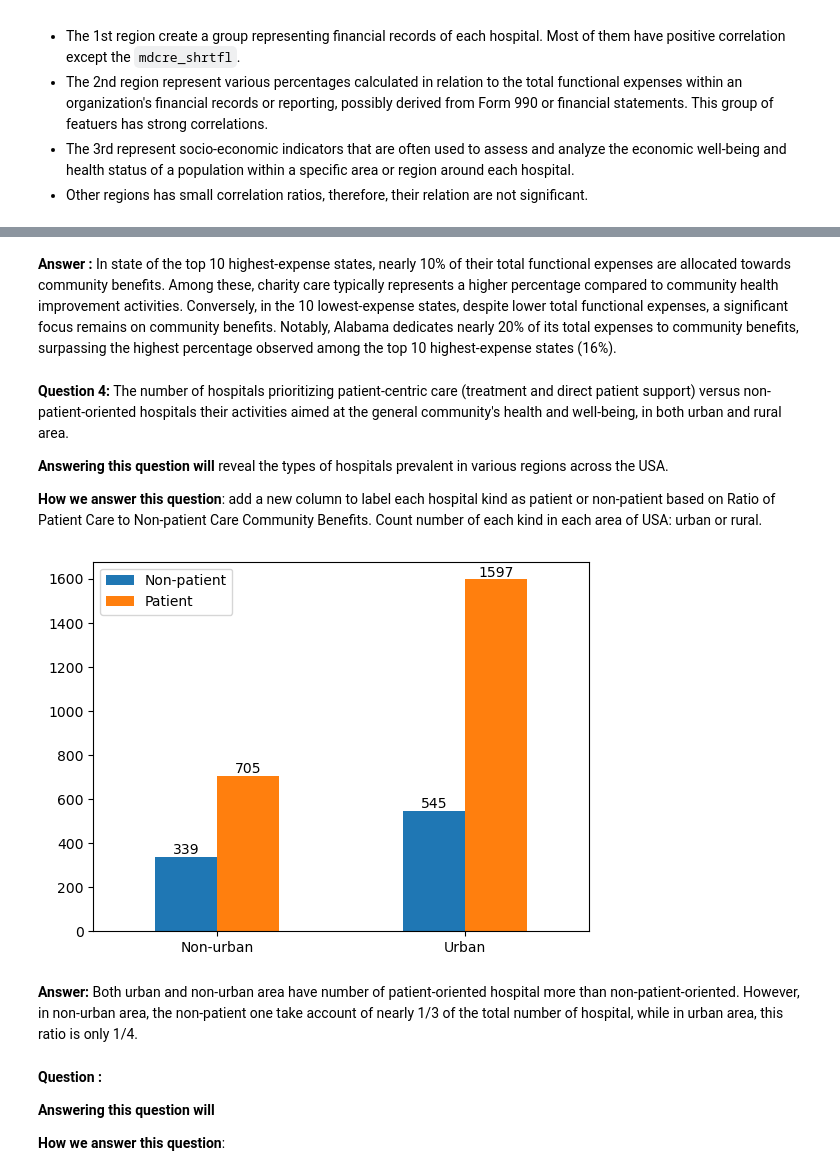
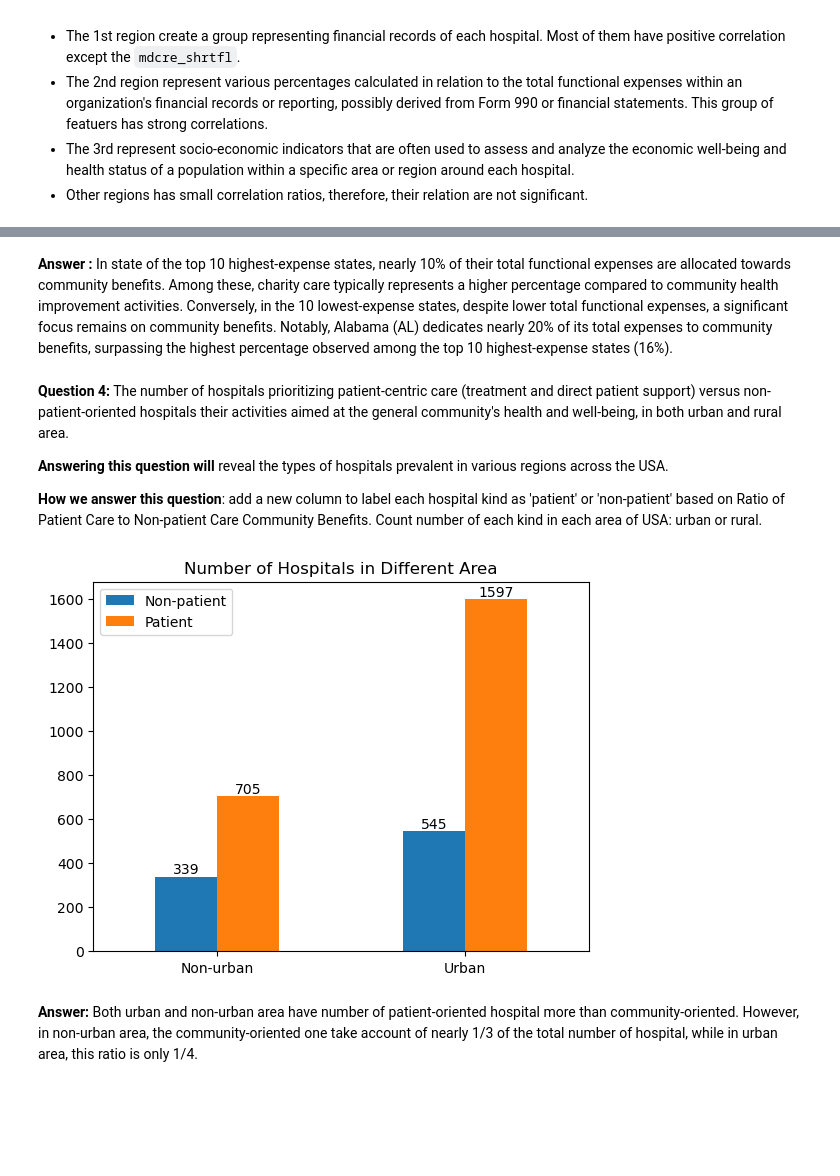
Before and after one commit to gigachad0209/Final-Project---NMKHDL, a Jupyter notebook: eda.ipynb, the cells around one changed output, grey strips where cells are left out. Cells and saved outputs as stored; diff of their text form; code cells hidden in the pictures; blank space fills up the shorter version.

Commit message:
finished 5 questions

```diff
--- a/eda.ipynb
+++ b/eda.ipynb
@@ -126,38 +145,32 @@ MT           6.868983      0.817555                0.340790
 # %% [markdown]
-**Answer :** In state of the top 10 highest-expense states, nearly 10% of their total functional expenses are allocated towards community benefits. Among these, charity care typically represents a higher percentage compared to community health improvement activities. Conversely, in the 10 lowest-expense states, despite lower total functional expenses, a significant focus remains on community benefits. Notably, Alabama dedicates nearly 20% of its total expenses to community benefits, surpassing the highest percentage observed among the top 10 highest-expense states (16%).
+**Answer :** In state of the top 10 highest-expense states, nearly 10% of their total functional expenses are allocated towards community benefits. Among these, charity care typically represents a higher percentage compared to community health improvement activities. Conversely, in the 10 lowest-expense states, despite lower total functional expenses, a significant focus remains on community benefits. Notably, Alabama (AL) dedicates nearly 20% of its total expenses to community benefits, surpassing the highest percentage observed among the top 10 highest-expense states (16%).
 # %% [markdown]
 **Question 4:** The number of hospitals prioritizing patient-centric care (treatment and direct patient support) versus non-patient-oriented hospitals their activities aimed at the general community's health and well-being, in both urban and rural area.
 
 **Answering this question will** reveal the types of hospitals prevalent in various regions across the USA.
 
-**How we answer this question**: add a new column to label each hospital kind as patient or non-patient based on Ratio of Patient Care to Non-patient Care Community Benefits. Count number of each kind in each area of USA: urban or rural.
+**How we answer this question**: add a new column to label each hospital kind as 'patient' or 'non-patient' based on Ratio of Patient Care to Non-patient Care Community Benefits. Count number of each kind in each area of USA: urban or rural.
 # %%
 # pre-processing
 temp = df[df['rat_pat_care_npat_care_comm_bnfts'] > 0]
 
 # create array to store new columns: rat_pat_care_npat_care_comm_bnfts < 1 -> 'non-patient' else 'patient'
 hos_type = np.full((temp.shape[0],), 'patient', dtype=object)
 hos_type[temp['rat_pat_care_npat_care_comm_bnfts'] < 1] = 'non-patient'
 
 # attach new columns to df
 temp['type'] = hos_type
 
 # count number of hospital in each type in urban and non-urban area
 temp = temp.groupby(['urban_location_f','type'])['hospital_id'].count()
 temp = temp.to_numpy().reshape(2, 2)
 
 hos_type_df = pd.DataFrame(temp, index=['Non-urban', 'Urban'], columns=['Non-patient','Patient'])
 
-ax = hos_type_df.plot(kind='bar', rot=0)
+ax = hos_type_df.plot(kind='bar', rot=0, title='Number of Hospitals in Different Area')
 for container in ax.containers:
     ax.bar_label(container)
 # %% [output]
-[figure, old version]
+[figure, new version]
 # %% [markdown]
-**Answer:** Both urban and non-urban area have number of patient-oriented hospital more than non-patient-oriented. However, in non-urban area, the non-patient one take account of nearly 1/3 of the total number of hospital, while in urban area, this ratio is only 1/4.
+**Answer:** Both urban and non-urban area have number of patient-oriented hospital more than community-oriented. However, in non-urban area, the community-oriented one take account of nearly 1/3 of the total number of hospital, while in urban area, this ratio is only 1/4.
-# %% [markdown]
-**Question :**
-
-**Answering this question will**
-
-**How we answer this question**:
```
Also changed, not shown: parts of 15 cells of this notebook, 1 other file.
